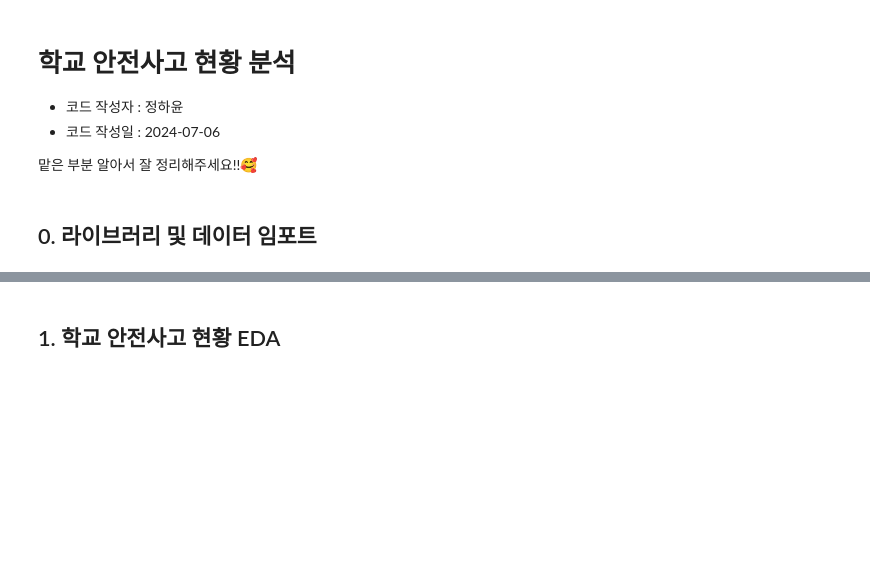
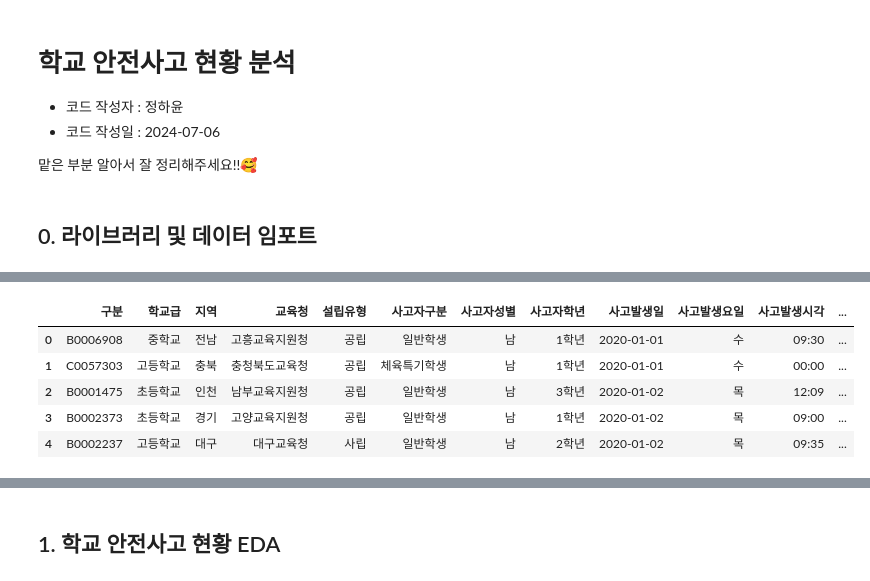
Before and after one commit to CHOIEUNHYE/school-accidents, a Jupyter notebook: code/eda/학교안전사고현황eda_정하윤.ipynb, the cells around one changed output, grey strips where cells are left out. Saved outputs shown, nothing was run; the diff lists cells and outputs as text; code cells hidden in the pictures; blank space fills up the shorter version.

```diff
--- a/code/eda/학교안전사고현황eda_정하윤.ipynb
+++ b/code/eda/학교안전사고현황eda_정하윤.ipynb
@@ -18,0 +85,9 @@ df_2023 = pd.read_excel('../data/★2019~2023 학교안전사고 데이터_수
+# %%
+df2020.head()
+# %% [output]
+|  | 구분 | 학교급 | 지역 | 교육청 | 설립유형 | 사고자구분 | 사고자성별 | 사고자학년 | 사고발생일 | 사고발생요일 | 사고발생시각 | ... |
+| 0 | B0006908 | 중학교 | 전남 | 고흥교육지원청 | 공립 | 일반학생 | 남 | 1학년 | 2020-01-01 | 수 | 09:30 | ... |
+| 1 | C0057303 | 고등학교 | 충북 | 충청북도교육청 | 공립 | 체육특기학생 | 남 | 1학년 | 2020-01-01 | 수 | 00:00 | ... |
+| 2 | B0001475 | 초등학교 | 인천 | 남부교육지원청 | 공립 | 일반학생 | 남 | 3학년 | 2020-01-02 | 목 | 12:09 | ... |
+| 3 | B0002373 | 초등학교 | 경기 | 고양교육지원청 | 공립 | 일반학생 | 남 | 1학년 | 2020-01-02 | 목 | 09:00 | ... |
+| 4 | B0002237 | 고등학교 | 대구 | 대구교육청 | 사립 | 일반학생 | 남 | 2학년 | 2020-01-02 | 목 | 09:35 | ... |
```
Also changed, not shown: parts of 174 cells of this notebook.
